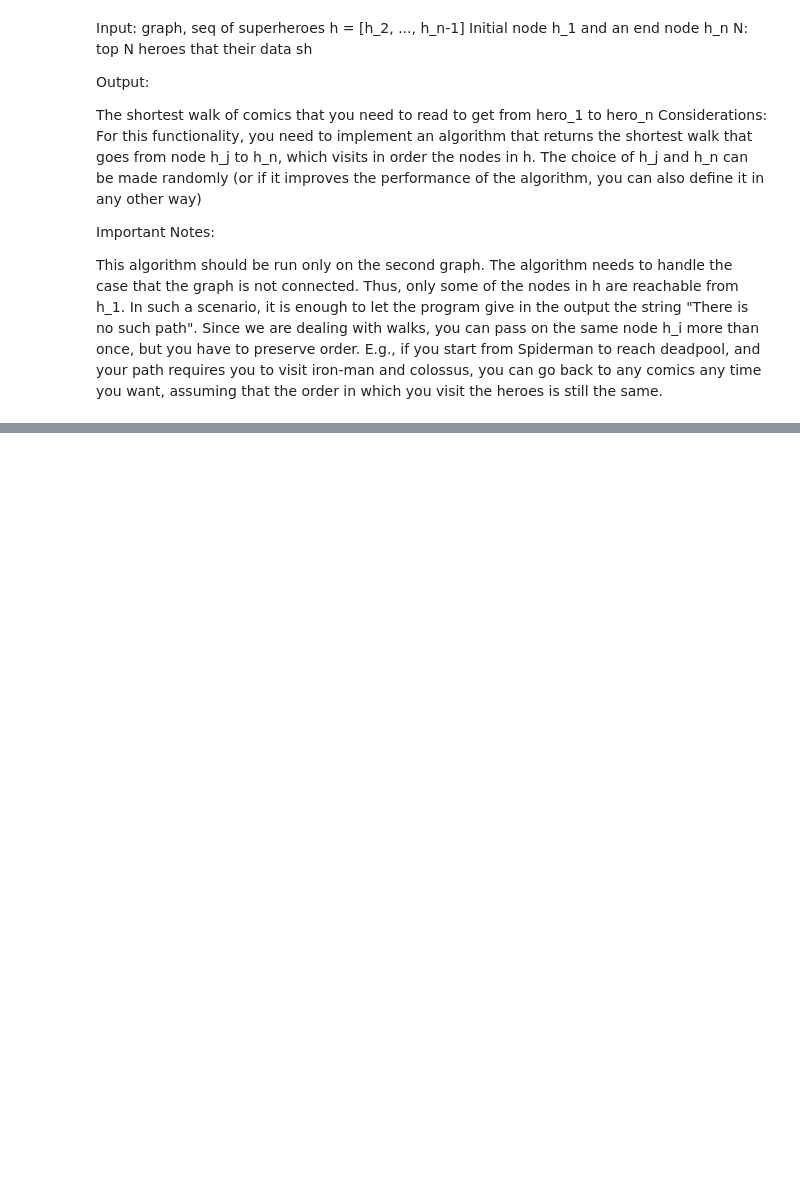
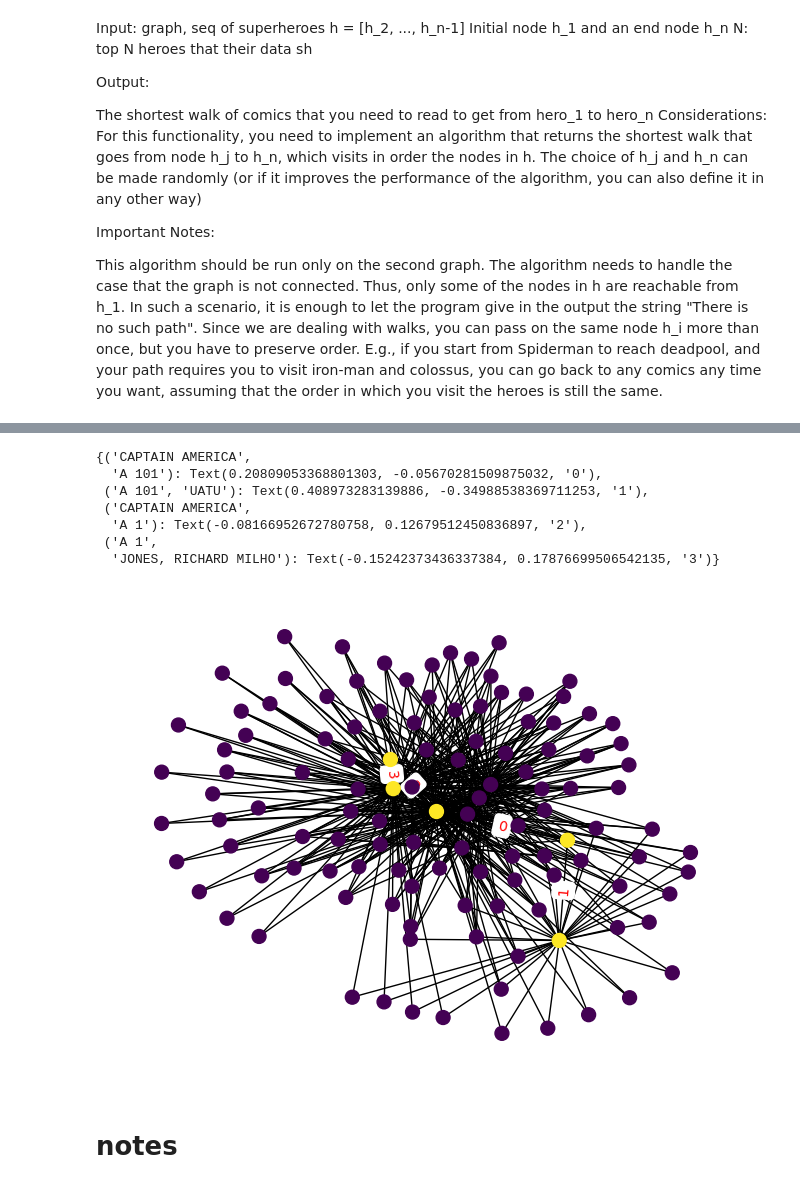
Before and after one commit to lnsphnplt/ADM-HW5, a Jupyter notebook: function3.ipynb, the cells around one changed output, grey strips where cells are left out. Saved outputs shown, nothing was run; the diff lists cells and outputs as text; code cells hidden in the pictures; blank space fills up the shorter version.

```diff
--- a/function3.ipynb
+++ b/function3.ipynb
@@ -162,0 +271,42 @@ Since we are dealing with walks, you can pass on the same node h_i more than onc
+# %%
+tbd_nodes = list(ordered)
+for o in ordered:
+    [tbd_nodes.append(n) for n in sub_comics.neighbors(o)]
+# %%
+from collections import defaultdict
+
+counter = defaultdict(int)
+
+for tbd in tbd_nodes:
+    counter[tbd] += 1
+
+tbd = [k for k, v in counter.items() if v>1]
+tbd_graph = sub_comics.subgraph(tbd)
+# %%
+cols = [1 if n in ordered else 0 for n in tbd_graph.nodes()]
+
+path_edges = {}
+j = 0
+for ed in paths:
+    for i in range(len(ed)-1): # should be ok because min len should be 3
+        path_edges[(ed[i], ed[i+1])] = j
+        j+=1
+
+ pos = nx.spring_layout(tbd_graph)
+# %%
+# nx.draw(tbd_graph)
+import matplotlib.pyplot as plt
+plt.figure()
+
+nx.draw(tbd_graph, pos, node_color = cols, with_labels=False, node_size = 100)
+
+nx.draw_networkx_edge_labels(tbd_graph, pos, edge_labels=path_edges, font_color='red')
+# %% [output]
+{('CAPTAIN AMERICA',
+  'A 101'): Text(0.20809053368801303, -0.05670281509875032, '0'),
+ ('A 101', 'UATU'): Text(0.408973283139886, -0.34988538369711253, '1'),
+ ('CAPTAIN AMERICA',
+  'A 1'): Text(-0.08166952672780758, 0.12679512450836897, '2'),
+ ('A 1',
+  'JONES, RICHARD MILHO'): Text(-0.15242373436337384, 0.17876699506542135, '3')}
+[figure, added]
@@ -162,0 +316,2 @@ Since we are dealing with walks, you can pass on the same node h_i more than onc
+# %% [markdown]
+# notes
```
Also changed, not shown: parts of 28 cells of this notebook.
